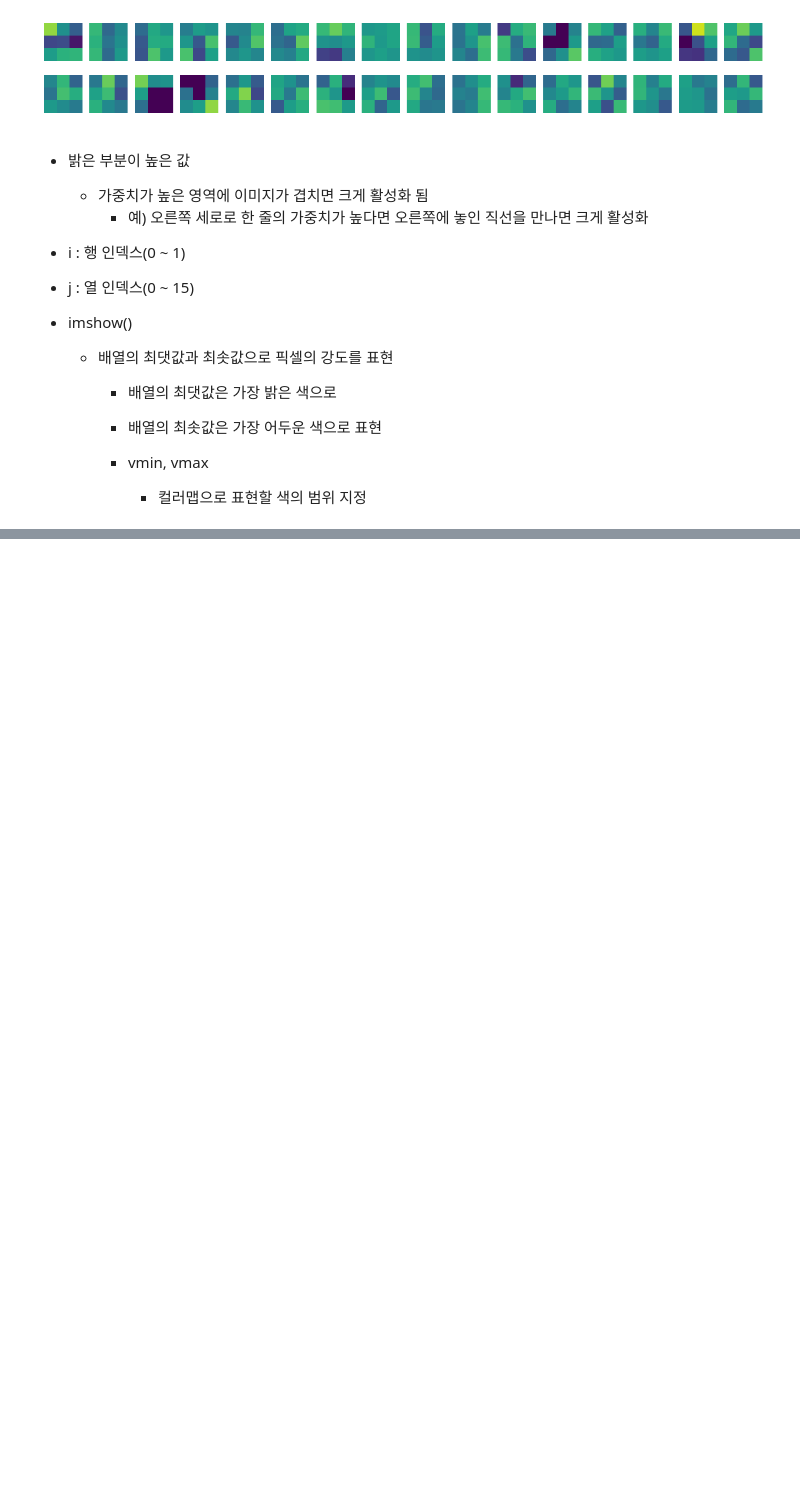
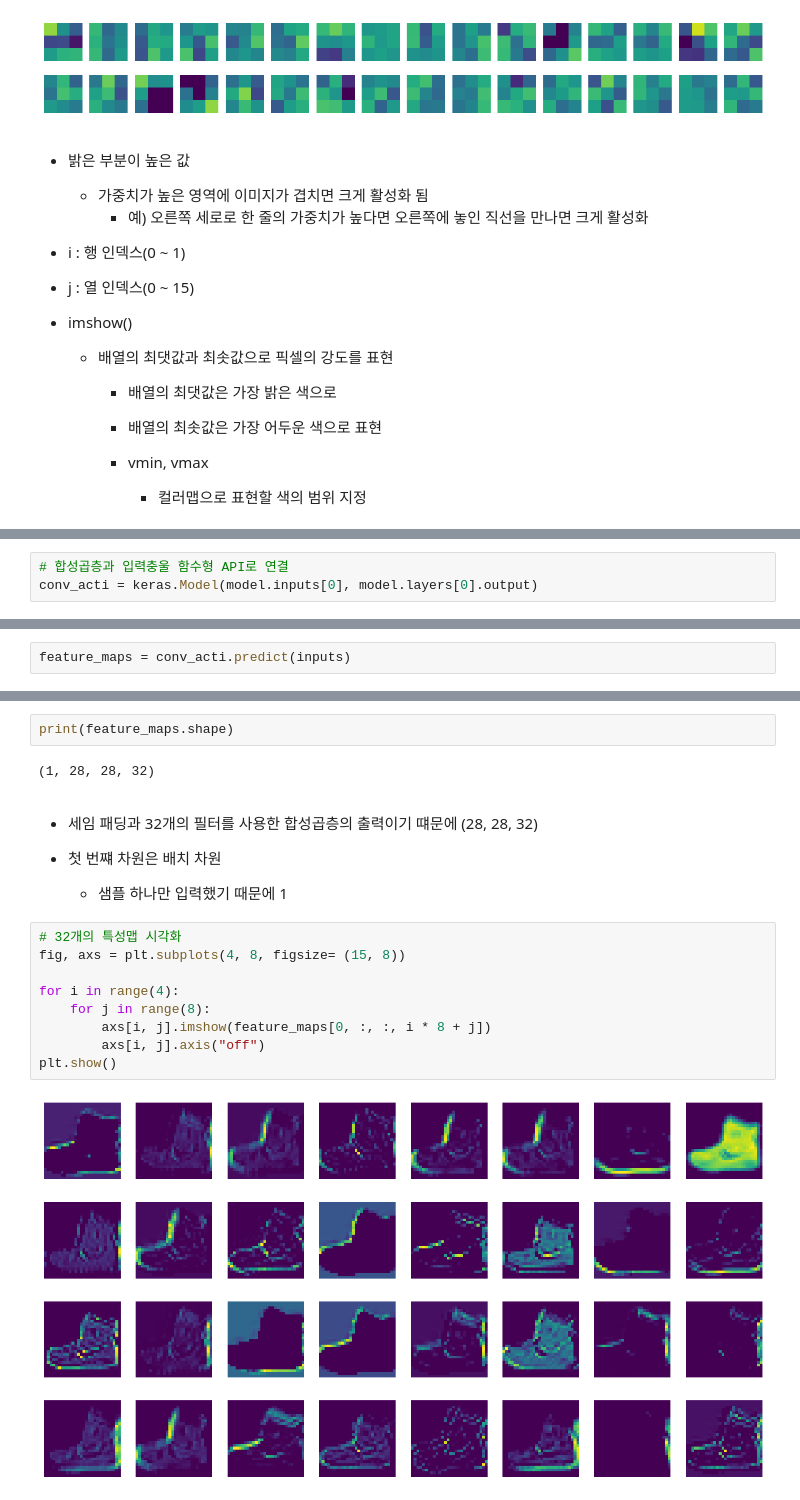
Before and after one commit to bini0126/weekend_ai, a Jupyter notebook: DL/6. 합성곱신경망_시각화.ipynb, the cells around one changed output, grey strips where cells are left out. Saved outputs shown, nothing was run; the diff lists cells and outputs as text; blank space fills up the shorter version.

```diff
--- a/DL/6. 합성곱신경망_시각화.ipynb
+++ b/DL/6. 합성곱신경망_시각화.ipynb
@@ -101,0 +198,3 @@ plt.show()
+# %%
+# 합성곱층과 입력충울 함수형 API로 연결
+conv_acti = keras.Model(model.inputs[0], model.layers[0].output)
@@ -101,0 +227,2 @@ plt.show()
+# %%
+feature_maps = conv_acti.predict(inputs)
@@ -101,0 +231,20 @@ plt.show()
+# %%
+print(feature_maps.shape)
+# %% [output]
+(1, 28, 28, 32)
+# %% [markdown]
+- 세임 패딩과 32개의 필터를 사용한 합성곱층의 출력이기 떄문에 (28, 28, 32)
+
+- 첫 번쨰 차원은 배치 차원
+  - 샘플 하나만 입력했기 때문에 1
+# %%
+# 32개의 특성맵 시각화
+fig, axs = plt.subplots(4, 8, figsize= (15, 8))
+
+for i in range(4):
+    for j in range(8):
+        axs[i, j].imshow(feature_maps[0, :, :, i * 8 + j])
+        axs[i, j].axis("off")
+plt.show()
+# %% [output]
+[figure, added]
```
Also changed, not shown: parts of 36 cells of this notebook, 2 other files.
